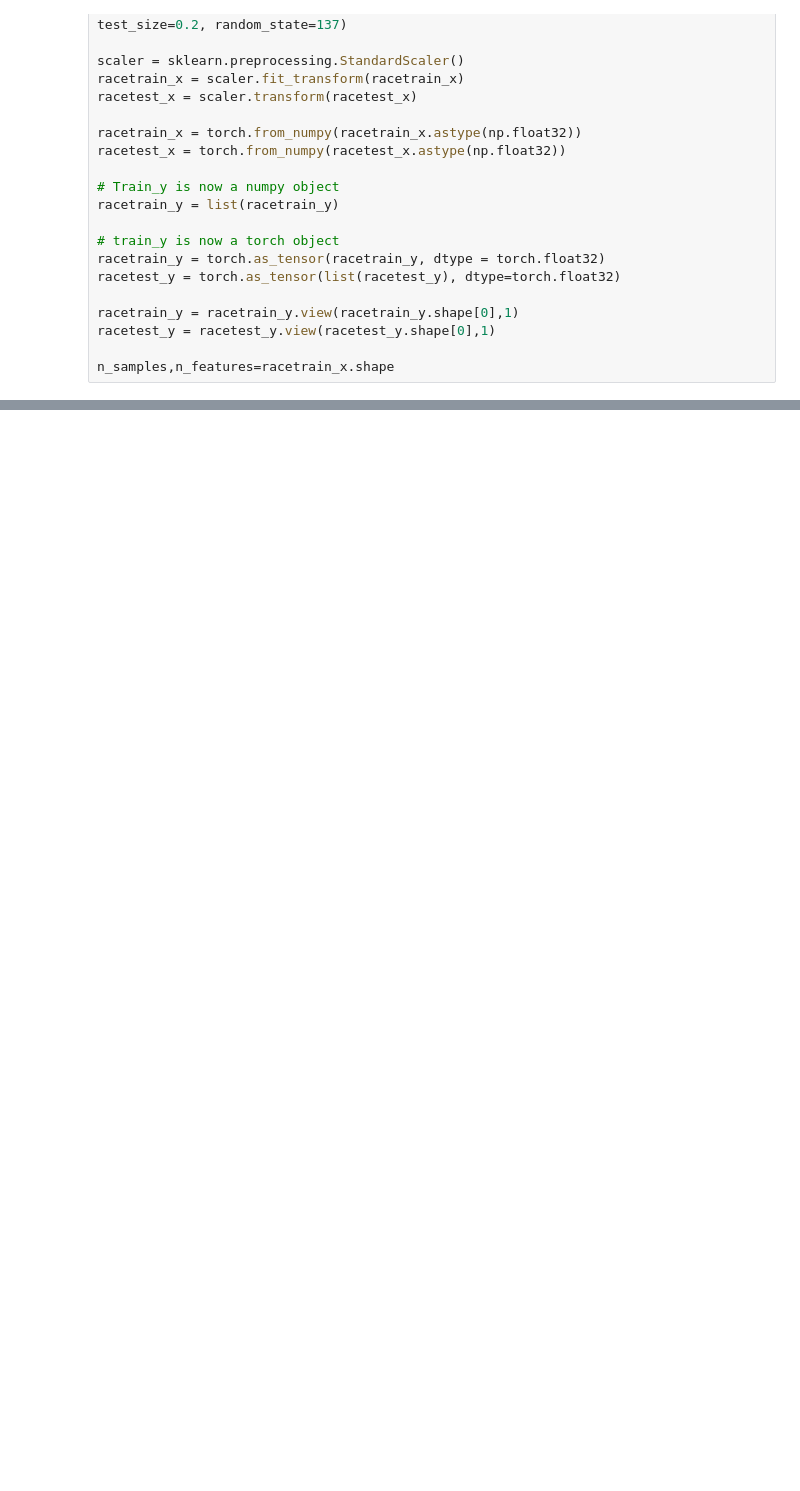
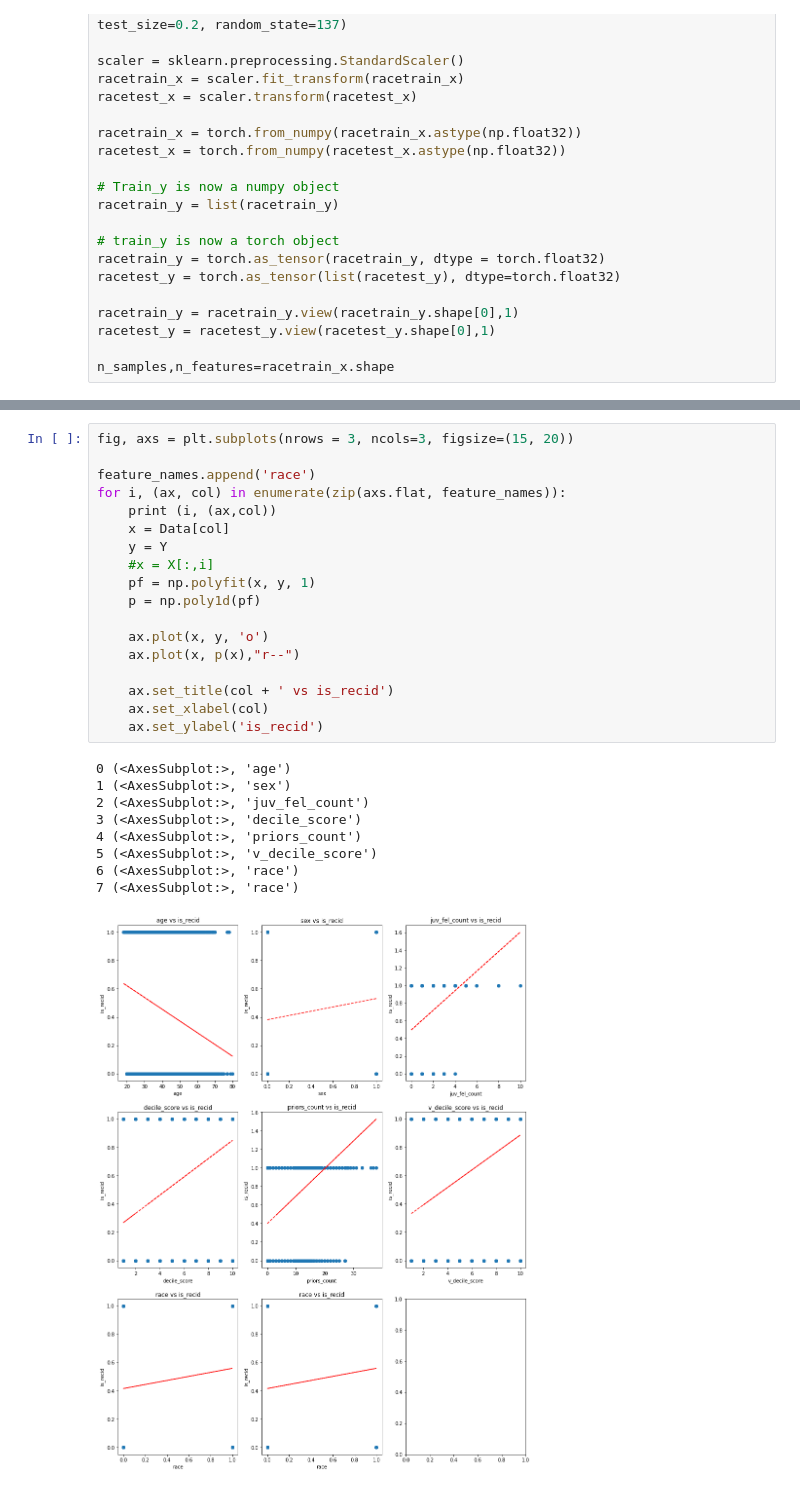
Before and after one commit to amitjoshi24/sensitive-attribute-containment-dnn-fairness, a Jupyter notebook: finalprojectcrimrecid.ipynb, the cells around one changed output, grey strips where cells are left out. Saved outputs shown, nothing was run; the diff lists cells and outputs as text; blank space fills up the shorter version.

```diff
--- a/finalprojectcrimrecid.ipynb
+++ b/finalprojectcrimrecid.ipynb
@@ -638,0 +719,28 @@ torch.set_printoptions(profile="full")
+# %%
+fig, axs = plt.subplots(nrows = 3, ncols=3, figsize=(15, 20))
+
+feature_names.append('race')
+for i, (ax, col) in enumerate(zip(axs.flat, feature_names)):
+    print (i, (ax,col))
+    x = Data[col]
+    y = Y
+    #x = X[:,i]
+    pf = np.polyfit(x, y, 1)
+    p = np.poly1d(pf)
+
+    ax.plot(x, y, 'o')
+    ax.plot(x, p(x),"r--")
+
+    ax.set_title(col + ' vs is_recid')
+    ax.set_xlabel(col)
+    ax.set_ylabel('is_recid')
+# %% [output]
+0 (<AxesSubplot:>, 'age')
+1 (<AxesSubplot:>, 'sex')
+2 (<AxesSubplot:>, 'juv_fel_count')
+3 (<AxesSubplot:>, 'decile_score')
+4 (<AxesSubplot:>, 'priors_count')
+5 (<AxesSubplot:>, 'v_decile_score')
+6 (<AxesSubplot:>, 'race')
+7 (<AxesSubplot:>, 'race')
+[figure, added]
```
Also changed, not shown: parts of 11 cells of this notebook, 5 other files.
